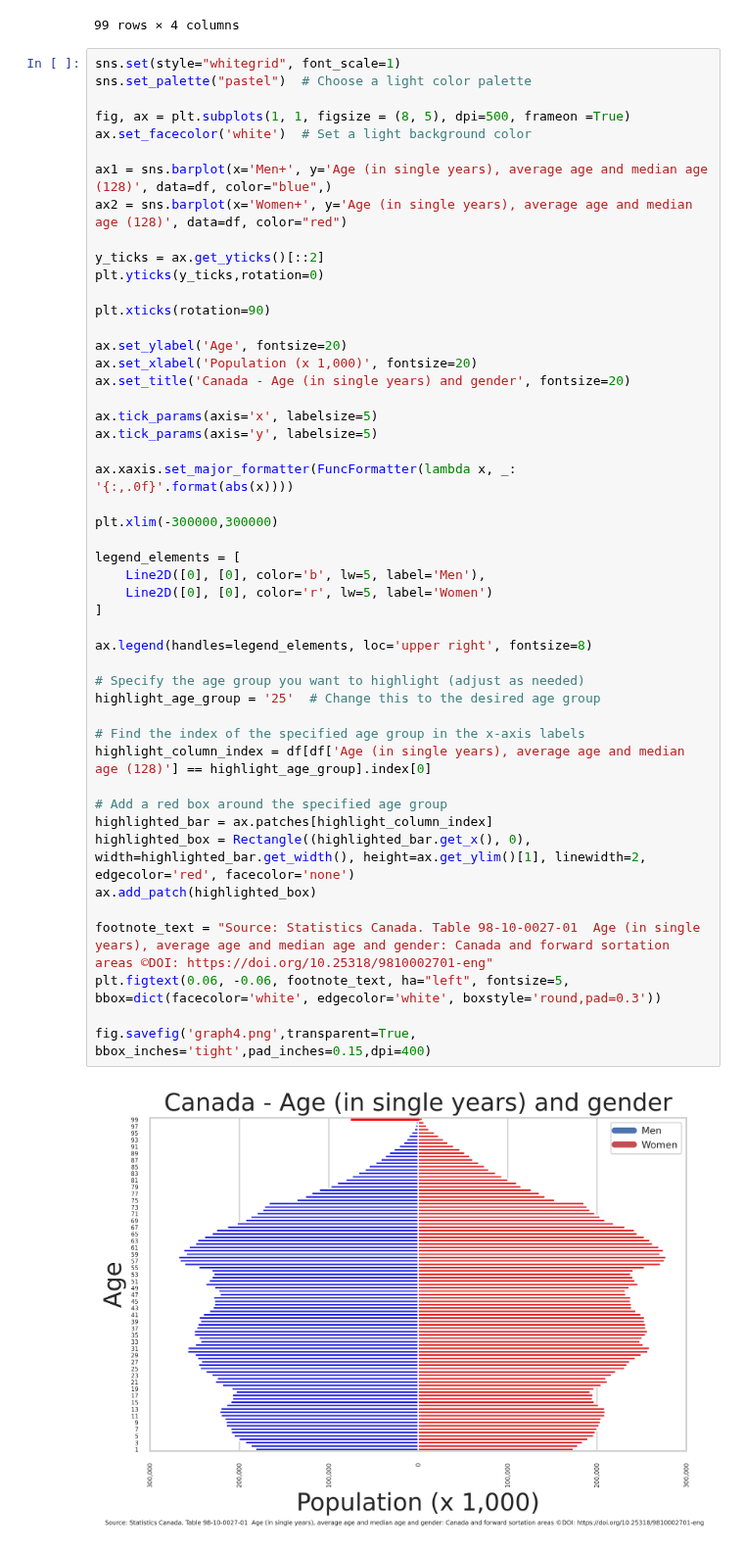
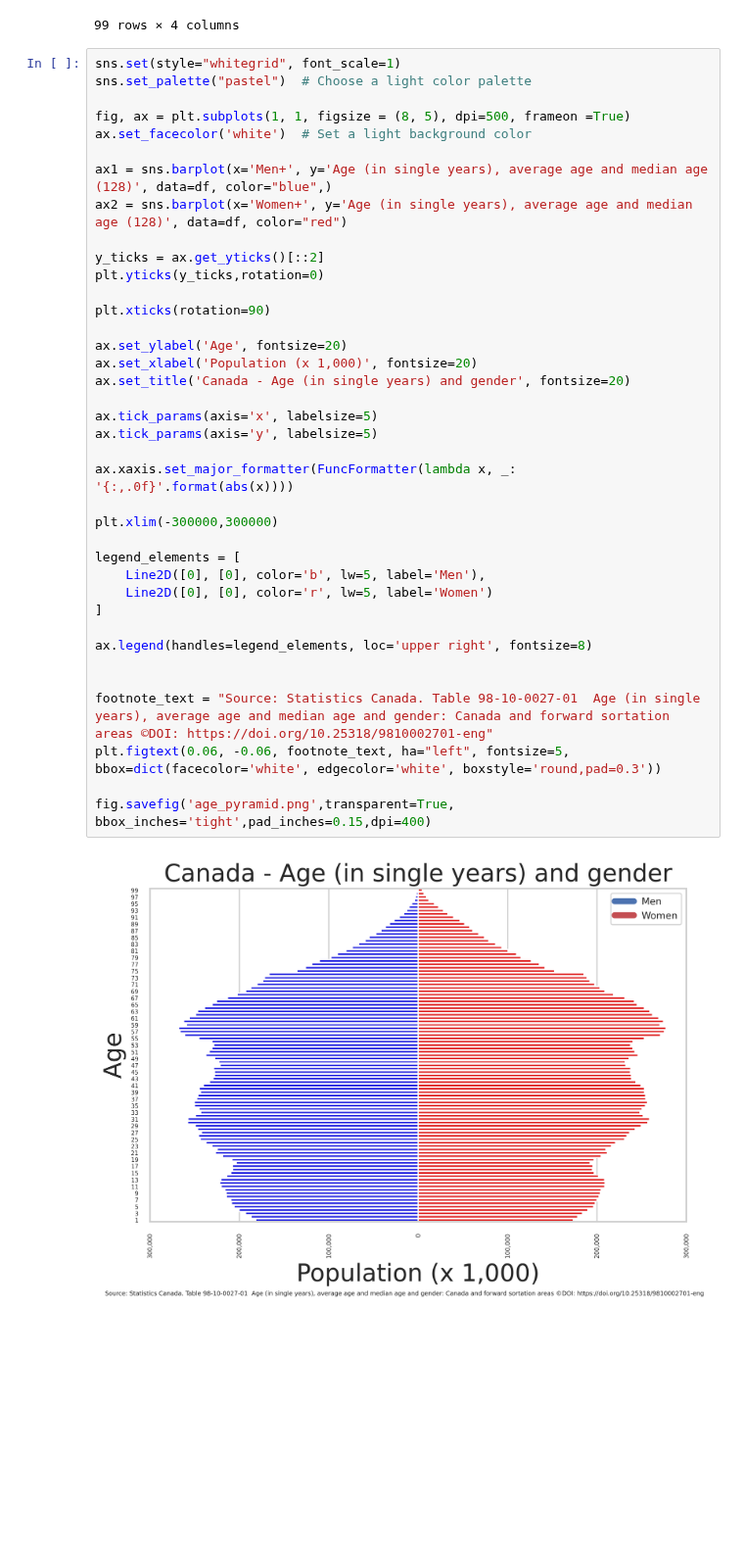
Before and after one commit to pparkitn/kaggle, a Jupyter notebook: bargraph.ipynb, the cells around one changed output. Shown at 98% size. Drawn from its saved outputs; the diff is of its cells as text; blank space fills up the shorter version.

Commit message:
Kaggle Notebook | Canada Age Pyramid - BarGraph | Version 11

```diff
--- a/bargraph.ipynb
+++ b/bargraph.ipynb
@@ -73,42 +78,32 @@ ax1 = sns.barplot(x='Men+', y='Age (in single years), average age and median age
 ax2 = sns.barplot(x='Women+', y='Age (in single years), average age and median age (128)', data=df, color="red")
 
 y_ticks = ax.get_yticks()[::2]
 plt.yticks(y_ticks,rotation=0)
 
 plt.xticks(rotation=90)
 
 ax.set_ylabel('Age', fontsize=20)
 ax.set_xlabel('Population (x 1,000)', fontsize=20)
 ax.set_title('Canada - Age (in single years) and gender', fontsize=20)
 
 ax.tick_params(axis='x', labelsize=5)
 ax.tick_params(axis='y', labelsize=5)
 
 ax.xaxis.set_major_formatter(FuncFormatter(lambda x, _: '{:,.0f}'.format(abs(x))))
 
 plt.xlim(-300000,300000)
 
 legend_elements = [
     Line2D([0], [0], color='b', lw=5, label='Men'),
     Line2D([0], [0], color='r', lw=5, label='Women')
 ]
 
 ax.legend(handles=legend_elements, loc='upper right', fontsize=8)
 
-# Specify the age group you want to highlight (adjust as needed)
-highlight_age_group = '25'  # Change this to the desired age group
-
-# Find the index of the specified age group in the x-axis labels
-highlight_column_index = df[df['Age (in single years), average age and median age (128)'] == highlight_age_group].index[0]
-
-# Add a red box around the specified age group
-highlighted_bar = ax.patches[highlight_column_index]
-highlighted_box = Rectangle((highlighted_bar.get_x(), 0), width=highlighted_bar.get_width(), height=ax.get_ylim()[1], linewidth=2, edgecolor='red', facecolor='none')
-ax.add_patch(highlighted_box)
 
 footnote_text = "Source: Statistics Canada. Table 98-10-0027-01  Age (in single years), average age and median age and gender: Canada and forward sortation areas ©DOI: https://doi.org/10.25318/9810002701-eng"
 plt.figtext(0.06, -0.06, footnote_text, ha="left", fontsize=5, bbox=dict(facecolor='white', edgecolor='white', boxstyle='round,pad=0.3'))
 
-fig.savefig('graph4.png',transparent=True,  bbox_inches='tight',pad_inches=0.15,dpi=400)
+fig.savefig('age_pyramid.png',transparent=True,  bbox_inches='tight',pad_inches=0.15,dpi=400)
 # %% [output]
-[figure, old version]
+[figure, new version]
```
Also changed, not shown: parts of 3 cells of this notebook.
